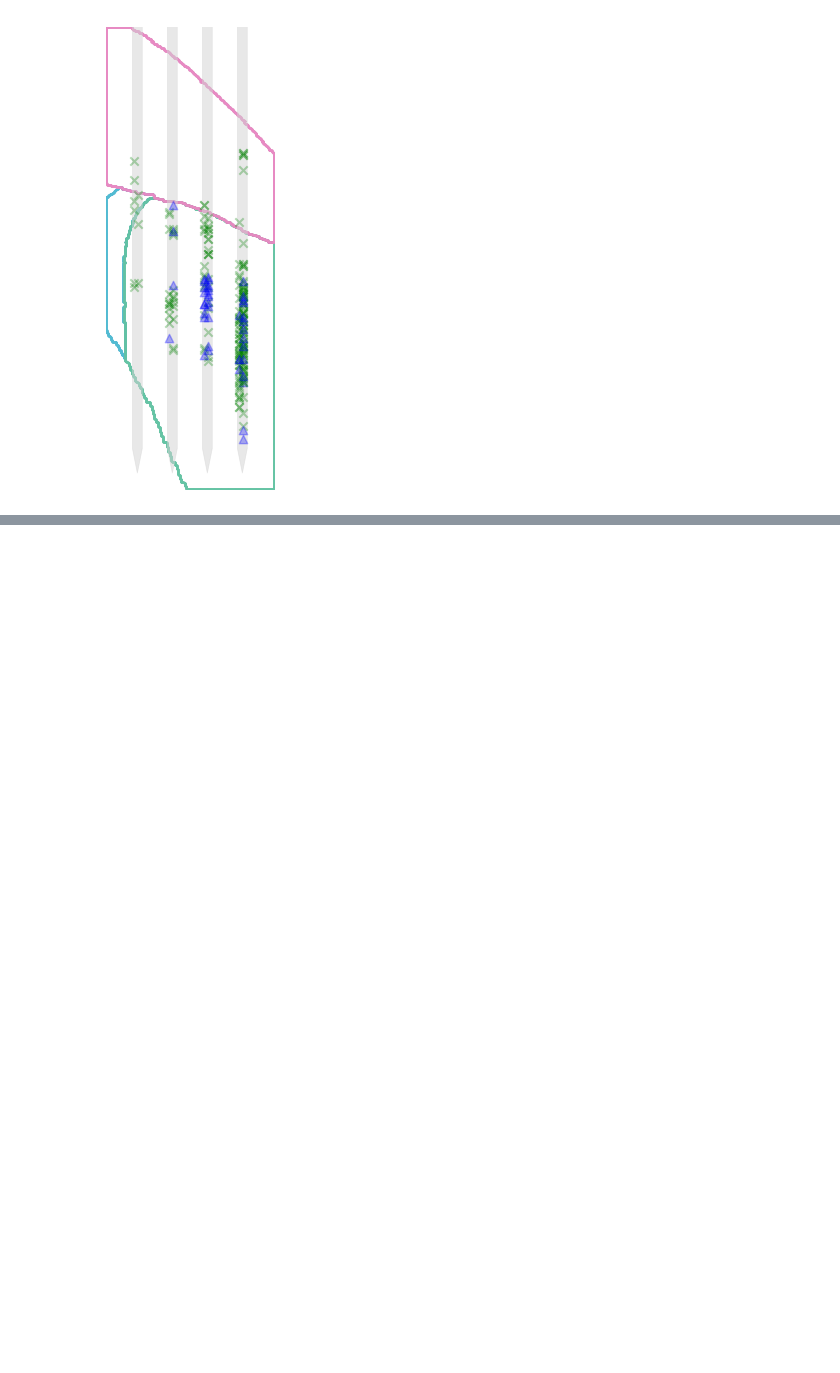
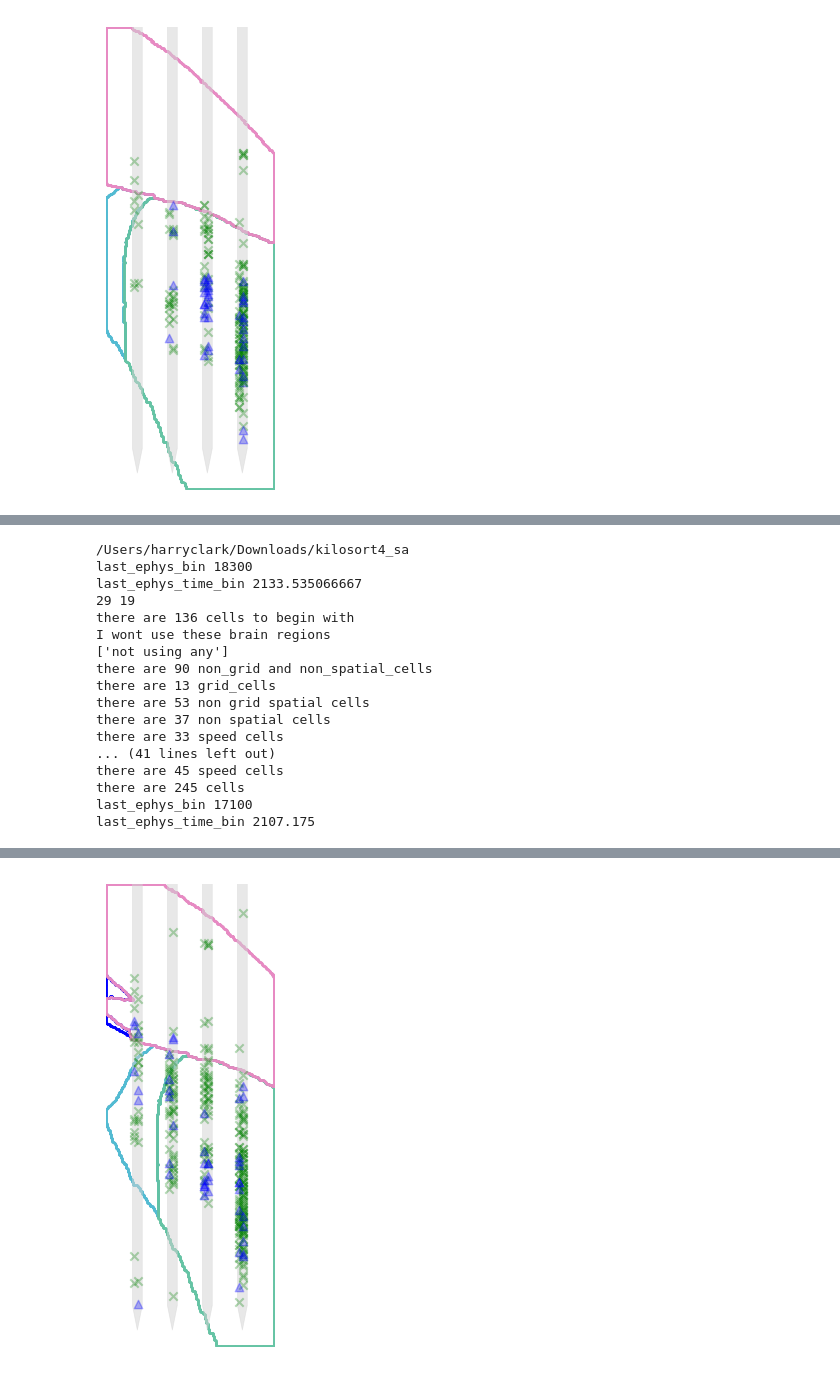
Before and after one commit to HDClark94/spatial-manifolds, a Jupyter notebook: scripts/figures/plot_clusters_on_annotated_probe.ipynb, the cells around one changed output, grey strips where cells are left out. Cells and saved outputs as stored; diff of their text form; code cells hidden in the pictures; blank space fills up the shorter version.

```diff
--- a/scripts/figures/plot_clusters_on_annotated_probe.ipynb
+++ b/scripts/figures/plot_clusters_on_annotated_probe.ipynb
@@ -155,0 +149,46 @@ gcs
+# %%
+fig, ax = plt.subplots(1, 1, figsize=(4, 6))
+xs = np.arange(xmin, xmax, 1)
+ys = np.arange(ymin, ymax, 1)
+for color in unique_colors:
+    border_points = extract_border(loc_colors, color)
+    if not np.all(color == np.array([255, 255, 255, 255])):
+        plt.scatter(xs[border_points[:,1]],
+                    ys[border_points[:,0]], c=[color/255], s=0.05)
+plot_NP2_probe(ax, sorting_analyzer_path='/Users/harryclark/Downloads/kilosort4_sa')
+
+for day in [19,22,21,20]:
+    gcs, ngs, ns, sc, ngs_ns, all = cell_classification_of1(mouse, day, percentile_threshold=99,
+                                                            disqualifying_brain_regions=['not using any']) # subset
+    _,_,_,_,_,clusters_VR = compute_vr_tcs(mouse, day)
+
+    # plot non grid spatial cell locations
+    xs = clusters_VR[ngs.cluster_id.values].coord_probe_x.values
+    ys = clusters_VR[ngs.cluster_id.values].coord_probe_y.values
+    plt.scatter(xs, ys, marker='x', color='green', alpha=0.3)
+
+    # plot grid cell locations
+    xs = clusters_VR[gcs.cluster_id.values].coord_probe_x.values
+    ys = clusters_VR[gcs.cluster_id.values].coord_probe_y.values
+    plt.scatter(xs, ys, marker='^', color='blue', alpha=0.3)
+
+ax.axis('off')
+plt.show()
+# %% [output]
+/Users/harryclark/Downloads/kilosort4_sa
+last_ephys_bin 18300
+last_ephys_time_bin 2133.535066667
+29 19
+there are 136 cells to begin with
+I wont use these brain regions
+['not using any']
+there are 90 non_grid and non_spatial_cells
+there are 13 grid_cells
+there are 53 non grid spatial cells
+there are 37 non spatial cells
+there are 33 speed cells
+... (41 lines left out)
+there are 45 speed cells
+there are 245 cells
+last_ephys_bin 17100
+last_ephys_time_bin 2107.175
@@ -155,0 +196 @@ gcs
+[figure, added]
```
Also changed, not shown: parts of 4 cells of this notebook, 3 other files.
